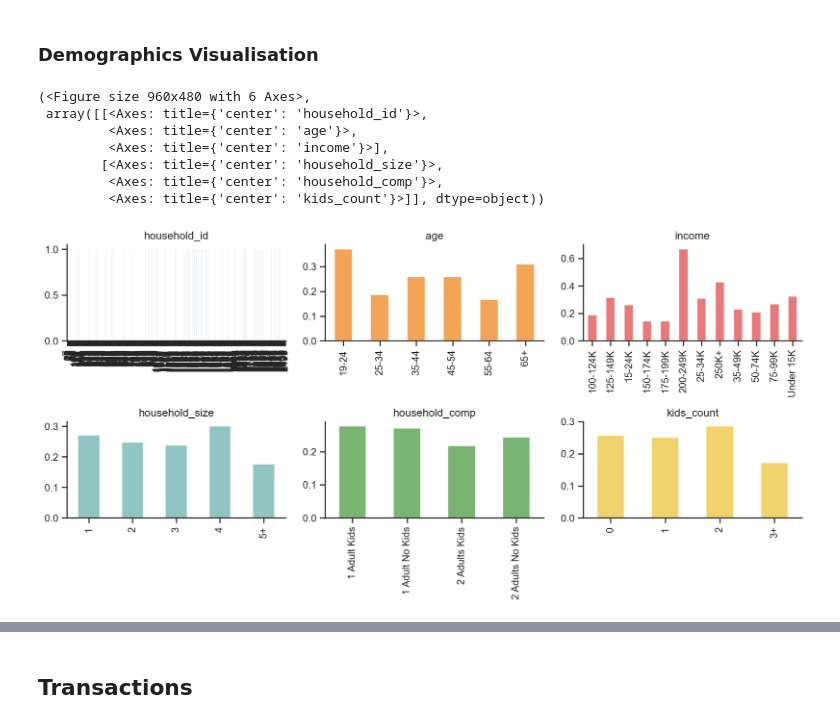
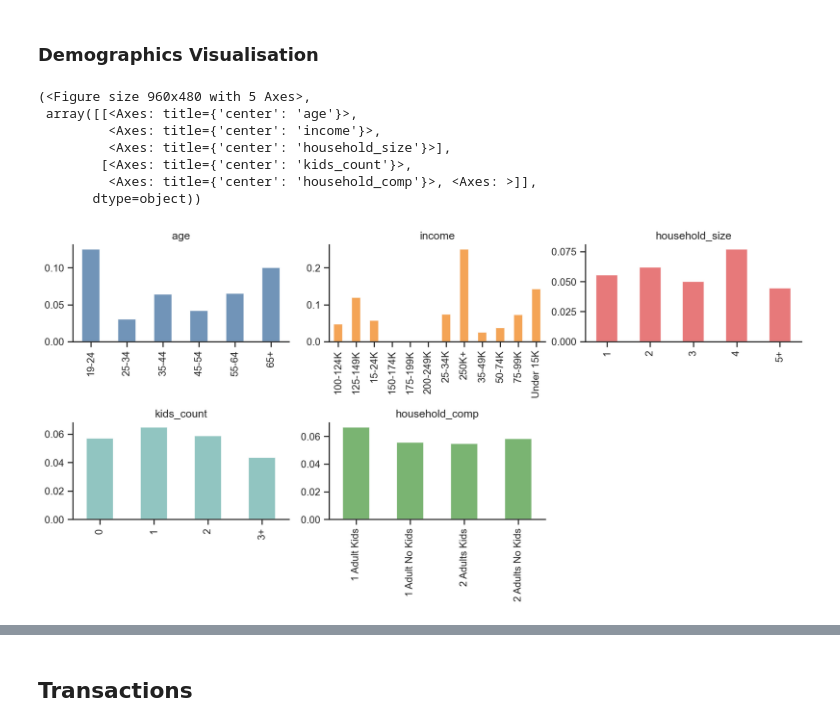
Before and after one commit to Kasperclowes/QBUS3820-Group-Assignment, a Jupyter notebook: RUN.ipynb, the cells around one changed output, grey strips where cells are left out. Cells and saved outputs as stored; diff of their text form; code cells hidden in the pictures.

```diff
--- a/RUN.ipynb
+++ b/RUN.ipynb
@@ -63,6 +67,9 @@ eda.plot_churn_rate(churn_train, colours)
 ### Demographics Data Cleaning
 # %%
 demographics_train, demographics_valid, demographics_test = eda.clean_demographics(eda.demographics)
+ordinal_categorical_demographics = ['age', 'income', 'household_size', 'kids_count']
+nominal_categorical_demographics = ['household_comp']
+categorical_demographics = ordinal_categorical_demographics + nominal_categorical_demographics
 # %% [output]
 <class 'pandas.core.frame.DataFrame'>
 RangeIndex: 801 entries, 0 to 800
@@ -112,13 +119,14 @@ Test datapoints: 121
 # %% [markdown]
 ### Demographics Visualisation
 # %%
-eda.crosstabplots(demographics_train, churn_train)
+# Run Cleaned Demographics EDA function for variables to be defined
+eda.crosstabplots(demographics_train[categorical_demographics], churn_train)
 # %% [output]
-(<Figure size 960x480 with 6 Axes>,
- array([[<Axes: title={'center': 'household_id'}>,
-         <Axes: title={'center': 'age'}>,
-         <Axes: title={'center': 'income'}>],
-        [<Axes: title={'center': 'household_size'}>,
-         <Axes: title={'center': 'household_comp'}>,
-         <Axes: title={'center': 'kids_count'}>]], dtype=object))
+(<Figure size 960x480 with 5 Axes>,
+ array([[<Axes: title={'center': 'age'}>,
+         <Axes: title={'center': 'income'}>,
+         <Axes: title={'center': 'household_size'}>],
+        [<Axes: title={'center': 'kids_count'}>,
+         <Axes: title={'center': 'household_comp'}>, <Axes: >]],
+       dtype=object))
-[figure, old version]
+[figure, new version]
```
Also changed, not shown: parts of 3 cells of this notebook, 2 other files.
